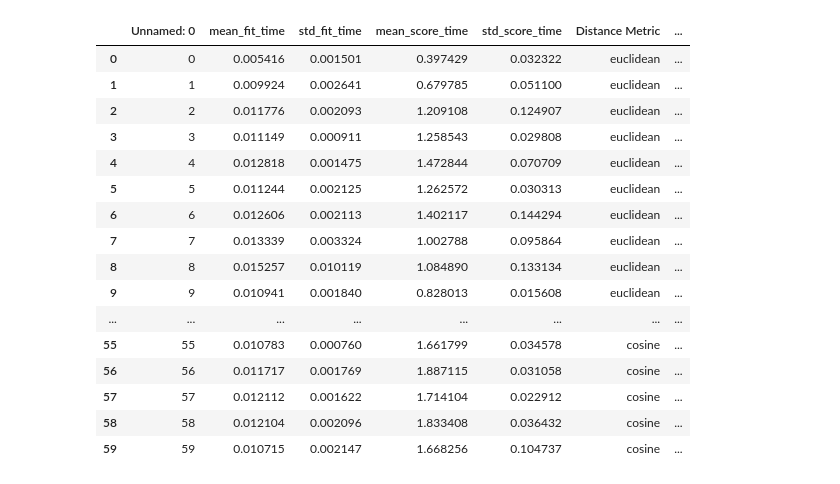
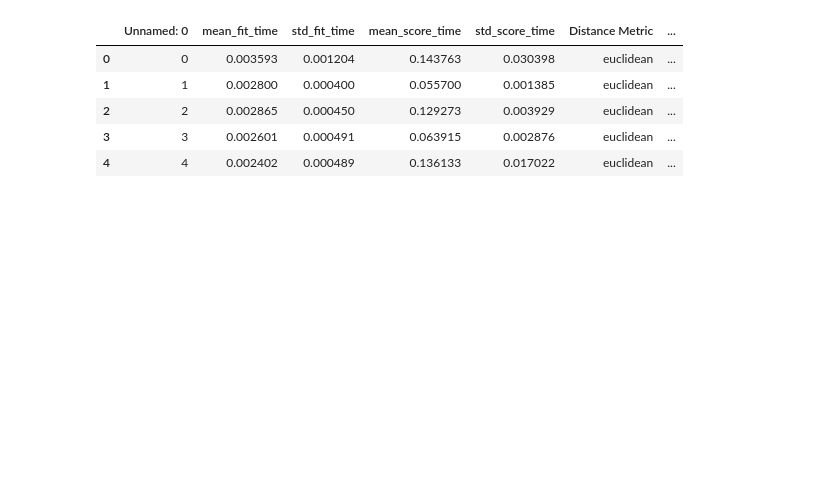
Before and after one commit to pogrebitskiy/Credit_Defaults, a Jupyter notebook: knn_comparison.ipynb, the cells around one changed output. Saved outputs shown, nothing was run; the diff lists cells and outputs as text; code cells hidden in the pictures; blank space fills up the shorter version.

```diff
--- a/knn_comparison.ipynb
+++ b/knn_comparison.ipynb
@@ -4,7 +4,7 @@ import matplotlib.pyplot as plt
 import seaborn as sns
 
 KNN = 'knn_results.csv'
-SKLEARN = 'knn_sklearn.csv'
+SKLEARN = 'sklearn_knn.csv'
 
 knn = pd.read_csv(KNN)
 sklearn = pd.read_csv(SKLEARN)
@@ -18,22 +18,11 @@ knn['Model'] = knn['Model'].apply(extract_function_name)
 # fixing sklearn
 sklearn = sklearn.rename(columns={'param_metric': 'Distance Metric', 'param_weights': 'Weight Metric'})
 # %%
-sklearn
+sklearn.head()
 # %% [output]
 |  | Unnamed: 0 | mean_fit_time | std_fit_time | mean_score_time | std_score_time | Distance Metric | ... |
-| 0 | 0 | 0.005416 | 0.001501 | 0.397429 | 0.032322 | euclidean | ... |
-| 1 | 1 | 0.009924 | 0.002641 | 0.679785 | 0.051100 | euclidean | ... |
-| 2 | 2 | 0.011776 | 0.002093 | 1.209108 | 0.124907 | euclidean | ... |
-| 3 | 3 | 0.011149 | 0.000911 | 1.258543 | 0.029808 | euclidean | ... |
-| 4 | 4 | 0.012818 | 0.001475 | 1.472844 | 0.070709 | euclidean | ... |
-| 5 | 5 | 0.011244 | 0.002125 | 1.262572 | 0.030313 | euclidean | ... |
-| 6 | 6 | 0.012606 | 0.002113 | 1.402117 | 0.144294 | euclidean | ... |
-| 7 | 7 | 0.013339 | 0.003324 | 1.002788 | 0.095864 | euclidean | ... |
-| 8 | 8 | 0.015257 | 0.010119 | 1.084890 | 0.133134 | euclidean | ... |
-| 9 | 9 | 0.010941 | 0.001840 | 0.828013 | 0.015608 | euclidean | ... |
-| ... | ... | ... | ... | ... | ... | ... | ... |
-| 55 | 55 | 0.010783 | 0.000760 | 1.661799 | 0.034578 | cosine | ... |
-| 56 | 56 | 0.011717 | 0.001769 | 1.887115 | 0.031058 | cosine | ... |
-| 57 | 57 | 0.012112 | 0.001622 | 1.714104 | 0.022912 | cosine | ... |
-| 58 | 58 | 0.012104 | 0.002096 | 1.833408 | 0.036432 | cosine | ... |
-| 59 | 59 | 0.010715 | 0.002147 | 1.668256 | 0.104737 | cosine | ... |
+| 0 | 0 | 0.003593 | 0.001204 | 0.143763 | 0.030398 | euclidean | ... |
+| 1 | 1 | 0.002800 | 0.000400 | 0.055700 | 0.001385 | euclidean | ... |
+| 2 | 2 | 0.002865 | 0.000450 | 0.129273 | 0.003929 | euclidean | ... |
+| 3 | 3 | 0.002601 | 0.000491 | 0.063915 | 0.002876 | euclidean | ... |
+| 4 | 4 | 0.002402 | 0.000489 | 0.136133 | 0.017022 | euclidean | ... |
```
Also changed, not shown: parts of 4 cells of this notebook.
